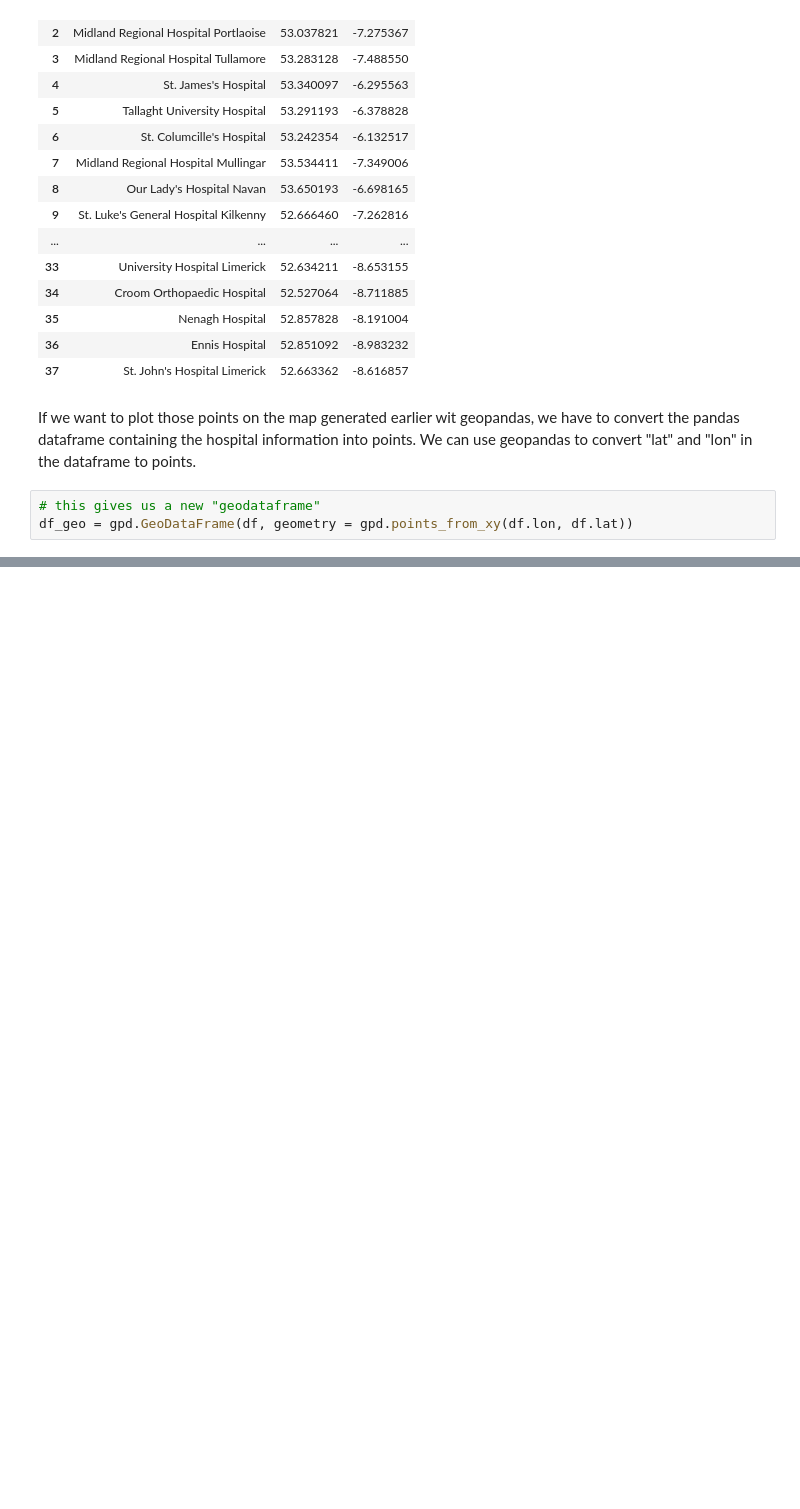
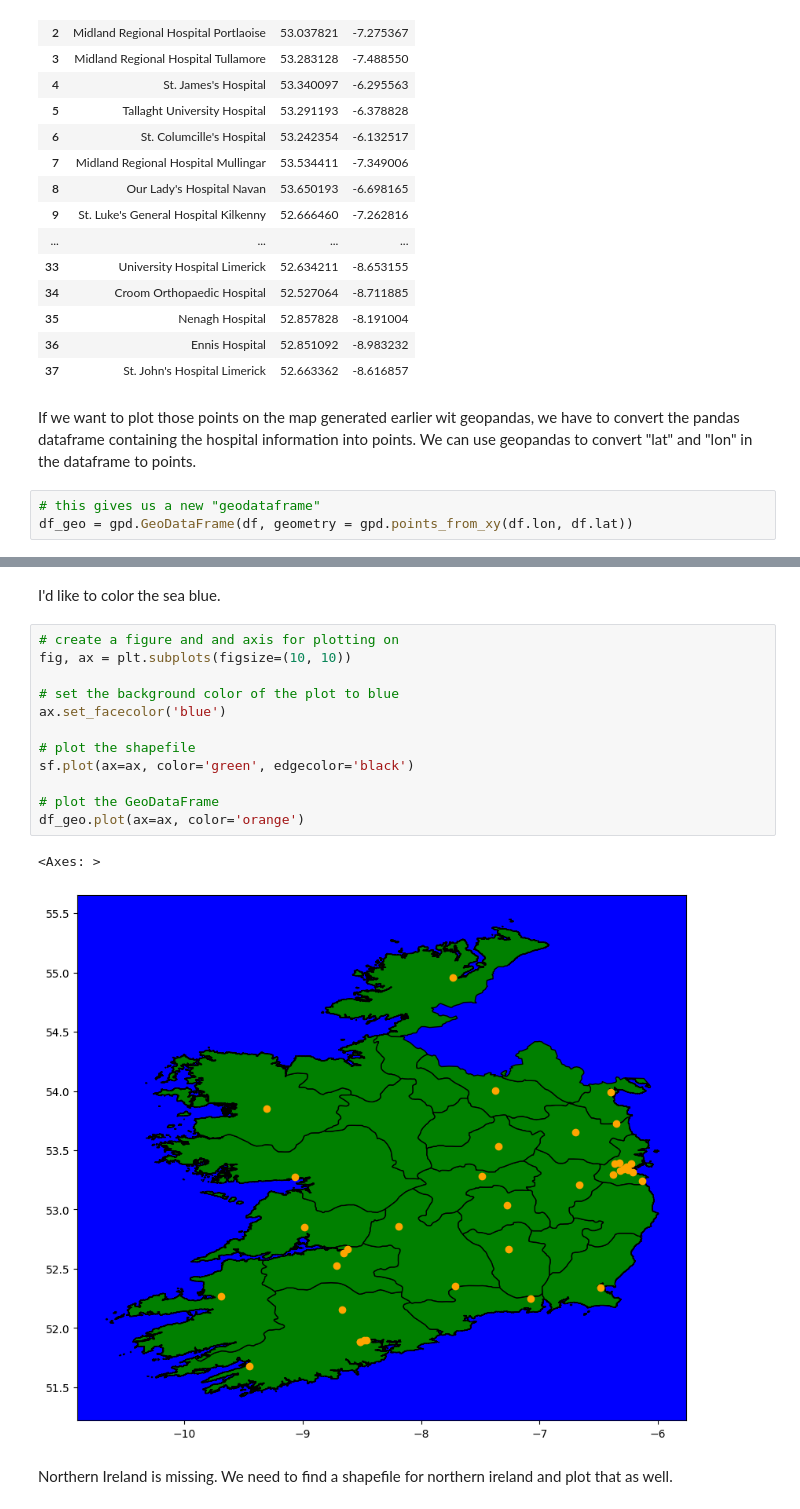
Before and after one commit to holmstead/mapping, a Jupyter notebook: mapping.ipynb, the cells around one changed output, grey strips where cells are left out. Cells and saved outputs as stored; diff of their text form; blank space fills up the shorter version.

```diff
--- a/mapping.ipynb
+++ b/mapping.ipynb
@@ -72,0 +70,19 @@ df_geo.plot(ax=ax, color='red')
+# %% [markdown]
+I'd like to color the sea blue.
+# %%
+# create a figure and and axis for plotting on
+fig, ax = plt.subplots(figsize=(10, 10))
+
+# set the background color of the plot to blue
+ax.set_facecolor('blue')
+
+# plot the shapefile
+sf.plot(ax=ax, color='green', edgecolor='black')
+
+# plot the GeoDataFrame
+df_geo.plot(ax=ax, color='orange')
+# %% [output]
+<Axes: >
+[figure, added]
+# %% [markdown]
+Northern Ireland is missing. We need to find a shapefile for northern ireland and plot that as well.
```
Also changed, not shown: parts of 1 cell of this notebook.
